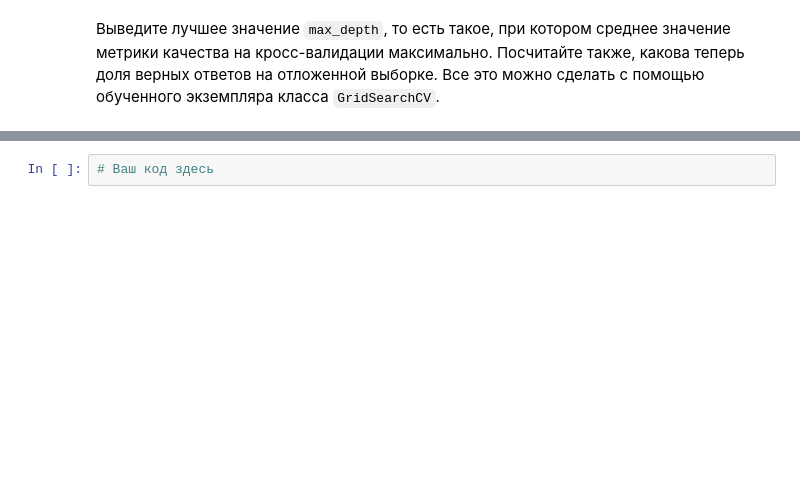
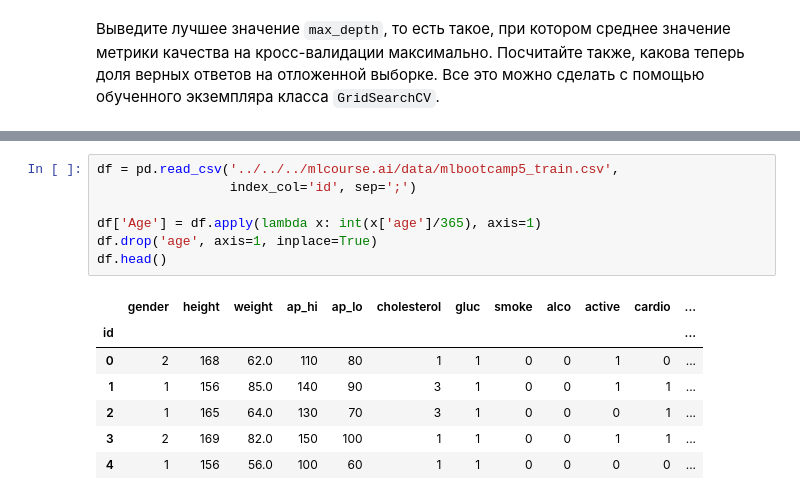
Before and after one commit to requiemofthesouls/USML_homeworks, a Jupyter notebook: ML/Assignment 3. Decision trees/assignment3_decision_trees_rus.ipynb, the cells around one changed output, grey strips where cells are left out. Drawn from its saved outputs; the diff is of its cells as text; blank space fills up the shorter version.

```diff
--- a/ML/Assignment 3. Decision trees/assignment3_decision_trees_rus.ipynb
+++ b/ML/Assignment 3. Decision trees/assignment3_decision_trees_rus.ipynb
@@ -185,5 +222,18 @@ tree_grid = GridSearchCV # Ваш код здесь
 - Возраст от 50 до 55 (лет)
 - Курит / не курит
 - Возраст от 60 до 65 (лет)
-# %%
-# Ваш код здесь
+# %%
+df = pd.read_csv('../../../mlcourse.ai/data/mlbootcamp5_train.csv',
+                 index_col='id', sep=';')
+
+df['Age'] = df.apply(lambda x: int(x['age']/365), axis=1)
+df.drop('age', axis=1, inplace=True)
+df.head()
+# %% [output]
+|  | gender | height | weight | ap_hi | ap_lo | cholesterol | gluc | smoke | alco | active | cardio | ... |
+| id |  |  |  |  |  |  |  |  |  |  |  | ... |
+| 0 | 2 | 168 | 62.0 | 110 | 80 | 1 | 1 | 0 | 0 | 1 | 0 | ... |
+| 1 | 1 | 156 | 85.0 | 140 | 90 | 3 | 1 | 0 | 0 | 1 | 1 | ... |
+| 2 | 1 | 165 | 64.0 | 130 | 70 | 3 | 1 | 0 | 0 | 0 | 1 | ... |
+| 3 | 2 | 169 | 82.0 | 150 | 100 | 1 | 1 | 0 | 0 | 1 | 1 | ... |
+| 4 | 1 | 156 | 56.0 | 100 | 60 | 1 | 1 | 0 | 0 | 0 | 0 | ... |
```
Also changed, not shown: parts of 36 cells of this notebook.
